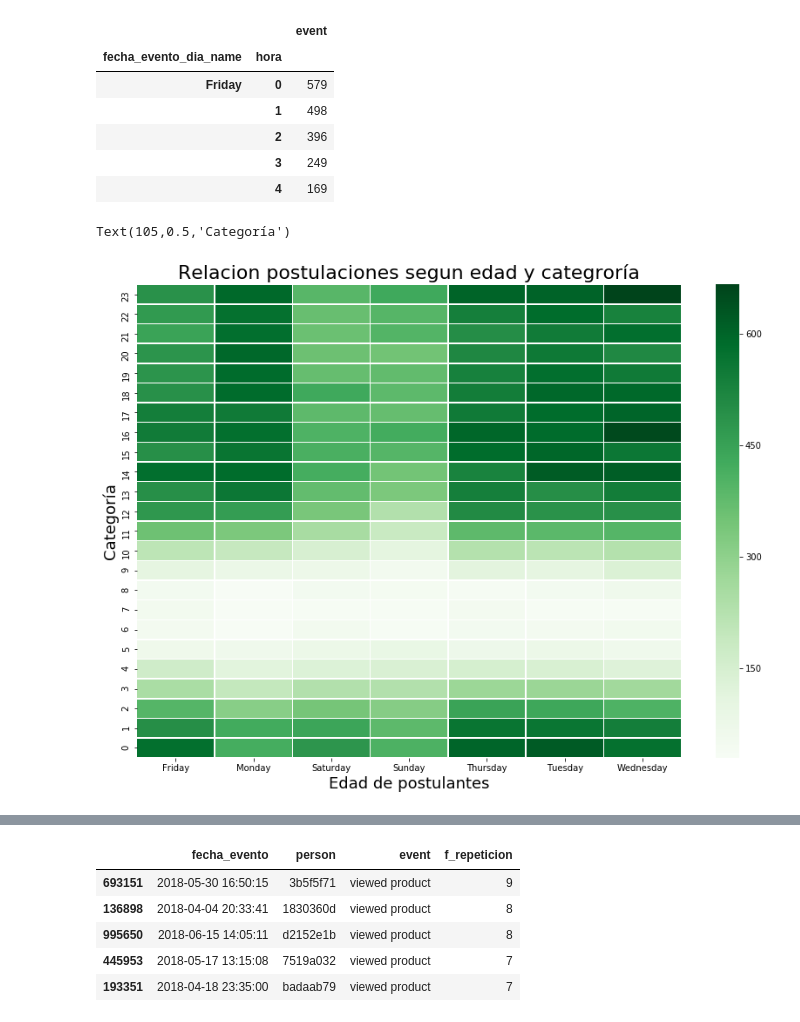
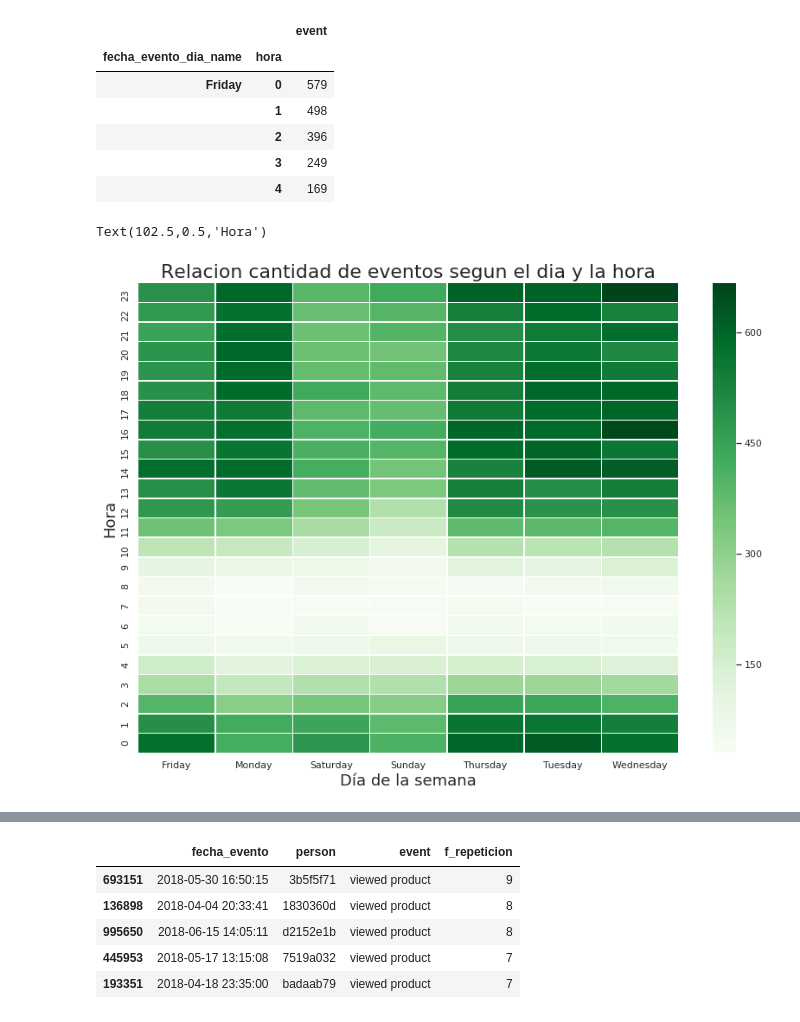
Before and after one commit to alepenaa94/TP1-Datos, a Jupyter notebook: analisis-ale.ipynb, the cells around one changed output, grey strips where cells are left out. Cells and saved outputs as stored; diff of their text form; code cells hidden in the pictures.

```diff
--- a/analisis-ale.ipynb
+++ b/analisis-ale.ipynb
@@ -3,14 +3,12 @@ import datetime as datetime
 import pandas as pd
 import numpy as np
 import matplotlib.pyplot as plt
-#import seaborn as sns
-
 import seaborn as sns
 %matplotlib inline
 
 plt.style.use('default') # haciendo los graficos un poco mas bonitos en matplotlib
-#fivethirtyeight
+#plt.rcParams['figure.figsize'] = (20, 10)
 
-#sns.set(style="whitegrid") # seteando tipo de grid en seaborn
+sns.set(style="whitegrid") # seteando tipo de grid en seaborn
 # %%
 df_eventos = pd.read_csv('/home/alejandro/Desktop/Orga_Datos_2C_2k18/tp1/fiuba-trocafone-tp1-final-set/events.csv',low_memory=False)
@@ -148,6 +94,3 @@ Text(0,0.5,'Cantidad de usuarios')
 df_aux = (df_eventos.loc[df_eventos['new_vs_returning'] == "Returning"])
 # %%
 df_aux = df_aux[['fecha_evento_dia_name','hora','event']]
-# %%
-df_aux = (df_aux.groupby(['fecha_evento_dia_name','hora']).size().reset_index(name='usLog'))
-df_aux.head(10)
@@ -237,7 +97,3 @@ axes.set_xticklabels(x_ticks_labels, rotation='horizontal')
-# %%
-df_aux = (df_eventos.loc[df_eventos['new_vs_returning'] == "Returning"])
-# %%
-df_aux = df_aux[['fecha_evento_dia_name','hora','event']]
 # %%
 df_aux = df_aux.groupby(['fecha_evento_dia_name','hora']).agg('count')
 df_aux.head(5)
@@ -259,11 +115,11 @@ df_asd = df_asd[df_asd.columns[::-1]]
 # %%
 fig, ax = plt.subplots(figsize=(14,10))
 g = sns.heatmap(df_asd.T,ax=ax,linewidths=.5,cmap='Greens')
-g.set_title("Relacion postulaciones segun edad y categroría", fontsize=22)
-g.set_xlabel("Edad de postulantes",fontsize=18)
-g.set_ylabel("Categoría", fontsize=18)
+g.set_title("Relacion cantidad de eventos segun el dia y la hora", fontsize=22)
+g.set_xlabel("Día de la semana",fontsize=18)
+g.set_ylabel("Hora", fontsize=18)
 # %% [output]
-Text(105,0.5,'Categoría')
+Text(102.5,0.5,'Hora')
-[figure, old version]
+[figure, new version]
 # %%
 #ver si hay mas de un evento por usuarui en el mismo horario
```
Also changed, not shown: parts of 147 cells of this notebook.
